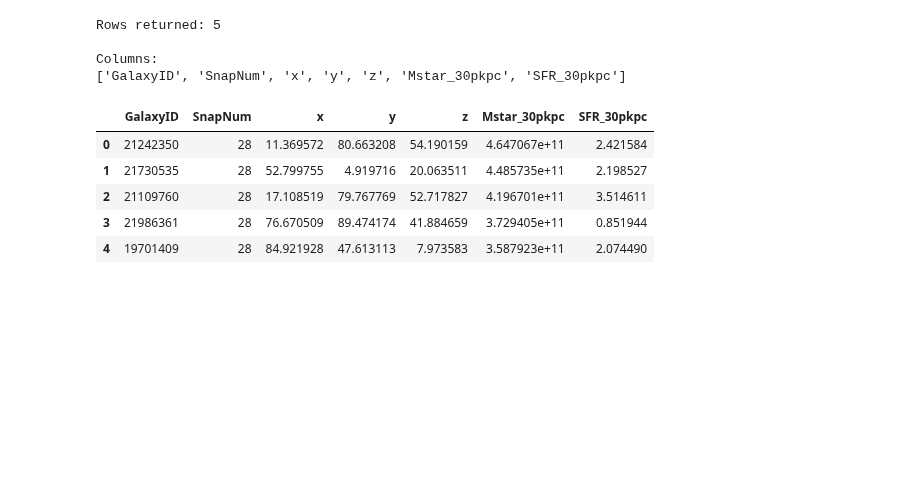
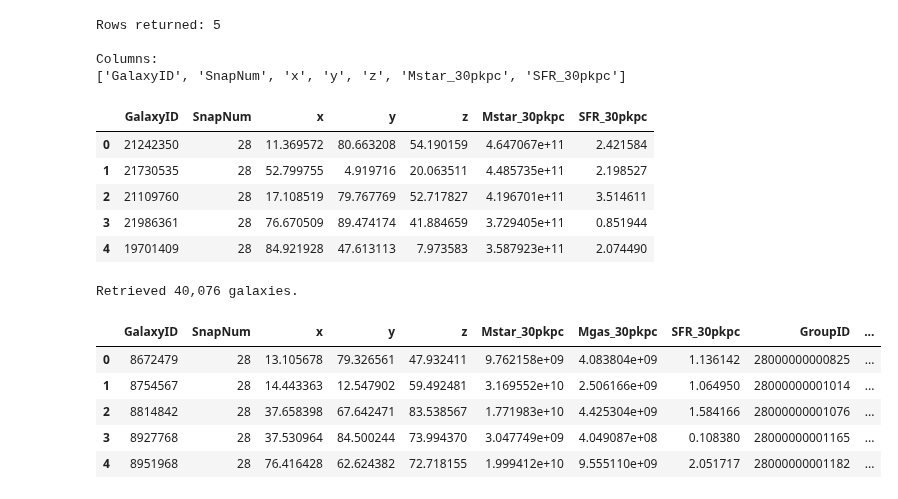
Before and after one commit to saatour/GW170817, a Jupyter notebook: 20261013_EAGLE_simulation_analysis_Chapter6.ipynb, the cells around one changed output. Drawn from its saved outputs; the diff is of its cells as text; code cells hidden in the pictures; blank space fills up the shorter version.

```diff
--- a/20261013_EAGLE_simulation_analysis_Chapter6.ipynb
+++ b/20261013_EAGLE_simulation_analysis_Chapter6.ipynb
@@ -623,3 +623,55 @@ Columns:
 | 2 | 21109760 | 28 | 17.108519 | 79.767769 | 52.717827 | 4.196701e+11 | 3.514611 |
 | 3 | 21986361 | 28 | 76.670509 | 89.474174 | 41.884659 | 3.729405e+11 | 0.851944 |
 | 4 | 19701409 | 28 | 84.921928 | 47.613113 | 7.973583 | 3.587923e+11 | 2.074490 |
+# %%
+# Full EAGLE galaxy catalogue
+# RefL0100N1504, snapshot 28 (z = 0)
+# Stellar masses and SFRs measured within 30 pkpc
+
+catalogue_query = """
+SELECT
+    SH.GalaxyID,
+    SH.SnapNum,
+
+    SH.CentreOfPotential_x AS x,
+    SH.CentreOfPotential_y AS y,
+    SH.CentreOfPotential_z AS z,
+
+    AP.Mass_Star AS Mstar_30pkpc,
+    AP.Mass_Gas AS Mgas_30pkpc,
+    AP.SFR AS SFR_30pkpc,
+
+    SH.GroupID,
+    SH.SubGroupNumber
+
+FROM
+    RefL0100N1504_SubHalo AS SH,
+    RefL0100N1504_Aperture AS AP
+
+WHERE
+    SH.GalaxyID = AP.GalaxyID
+    AND SH.SnapNum = 28
+    AND AP.ApertureSize = 30
+    AND AP.Mass_Star > 1e8
+"""
+
+catalogue_result = sql.execute_query(
+    con,
+    catalogue_query
+)
+
+eagle = pd.DataFrame(
+    np.atleast_1d(catalogue_result)
+)
+
+print(f"Retrieved {len(eagle):,} galaxies.")
+
+display(eagle.head())
+# %% [output]
+Retrieved 40,076 galaxies.
+|  | GalaxyID | SnapNum | x | y | z | Mstar_30pkpc | Mgas_30pkpc | SFR_30pkpc | GroupID | ... |
+| 0 | 8672479 | 28 | 13.105678 | 79.326561 | 47.932411 | 9.762158e+09 | 4.083804e+09 | 1.136142 | 28000000000825 | ... |
+| 1 | 8754567 | 28 | 14.443363 | 12.547902 | 59.492481 | 3.169552e+10 | 2.506166e+09 | 1.064950 | 28000000001014 | ... |
+| 2 | 8814842 | 28 | 37.658398 | 67.642471 | 83.538567 | 1.771983e+10 | 4.425304e+09 | 1.584166 | 28000000001076 | ... |
+| 3 | 8927768 | 28 | 37.530964 | 84.500244 | 73.994370 | 3.047749e+09 | 4.049087e+08 | 0.108380 | 28000000001165 | ... |
+| 4 | 8951968 | 28 | 76.416428 | 62.624382 | 72.718155 | 1.999412e+10 | 9.555110e+09 | 2.051717 | 28000000001182 | ... |
```
Also changed, not shown: parts of 3 cells of this notebook.
